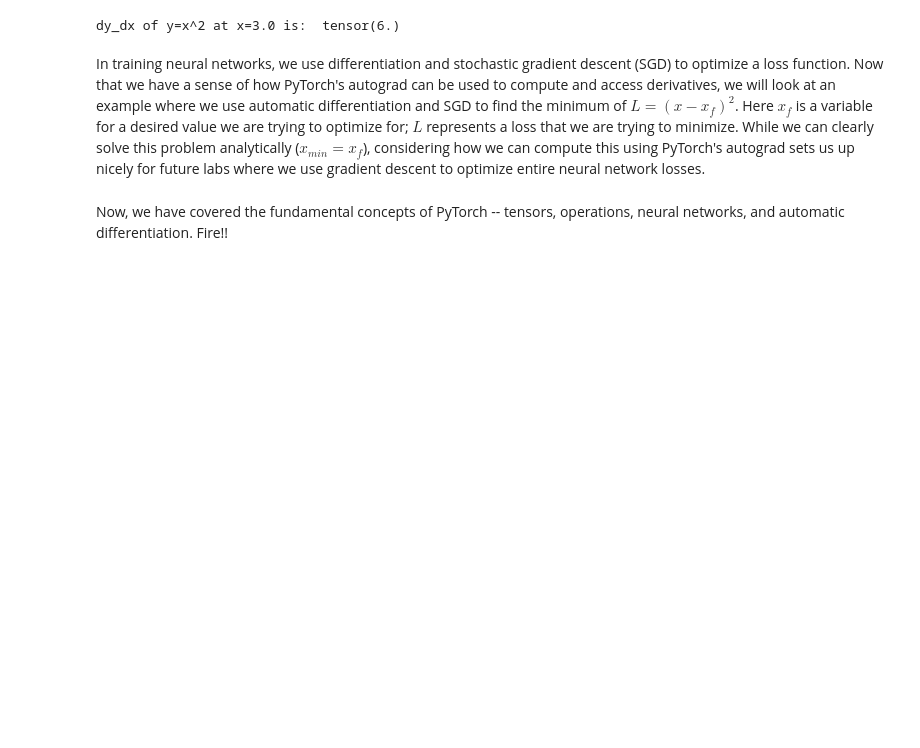
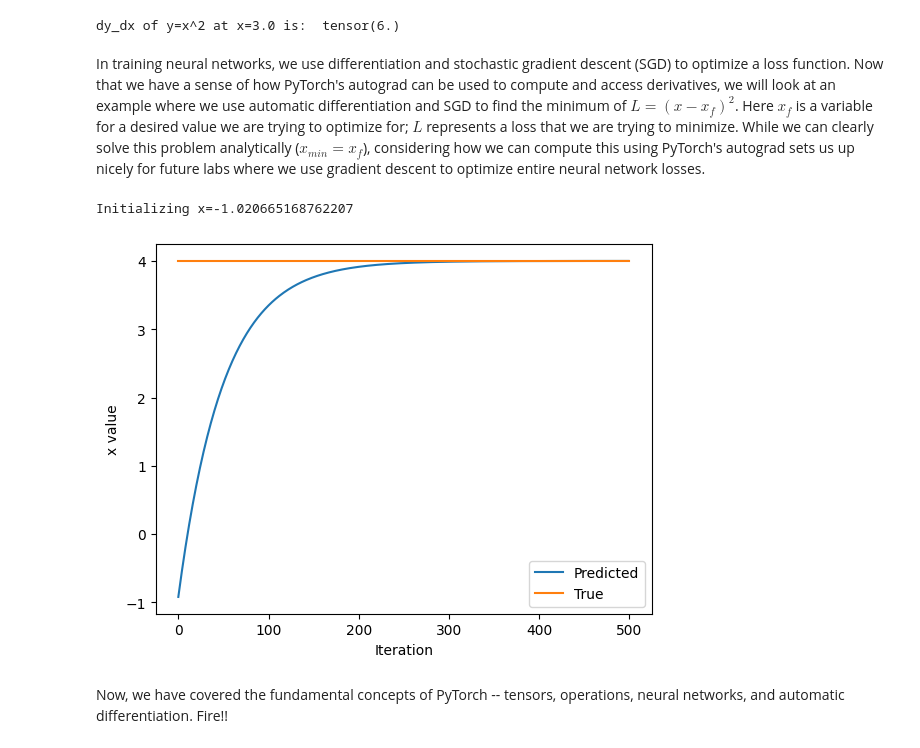
Before and after one commit to EsmaeilNourani/introtodeeplearning, a Jupyter notebook: lab1/PT_Part1_Intro.ipynb, the cells around one changed output. Cells and saved outputs as stored; diff of their text form; code cells hidden in the pictures; blank space fills up the shorter version.

```diff
--- a/lab1/PT_Part1_Intro.ipynb
+++ b/lab1/PT_Part1_Intro.ipynb
@@ -531,57 +531,50 @@ plt.show()
 ### Function minimization with autograd and gradient descent ###
 
 # Initialize a random value for our intial x
+
 x = torch.randn(1)
 print(f"Initializing x={x.item()}")
 
 learning_rate = 1e-2  # Learning rate
 history = []
 x_f = 4  # Target value
 
 
 # We will run gradient descent for a number of iterations. At each iteration, we compute the loss,
 #   compute the derivative of the loss with respect to x, and perform the update.
+
 for i in range(500):
+    # We wrap x into a tensor and set requires_grad=True so that PyTorch can track all operations on x and compute gradients automatically.
     x = torch.tensor([x], requires_grad=True)
 
     # TODO: Compute the loss as the square of the difference between x and x_f
-    loss = (x_tensor - x_f) ** 2
+    # This is a simple squared error loss: it measures how far x is from the target value x_f.
+    # The smaller the loss, the closer x is to the target.
+    loss = (x - x_f) ** 2
 
 
     # Backpropagate through the loss to compute gradients
+    # This is PyTorch's automatic differentiation step.
+    # It computes the gradient of the loss with respect to x (dLoss/dx).
     loss.backward()
 
     # Update x with gradient descent
+    #This moves x toward the target by a small step proportional to the gradient.
     x = x.item() - learning_rate * x.grad
 
+    #History tracking: We save x at each iteration to visualize how it converges to the target.
     history.append(x.item())
 
 # Plot the evolution of x as we optimize toward x_f!
+#Shows how x gradually moves from its initial random value toward x_f over 500 iterations.
 plt.plot(history)
 plt.plot([0, 500], [x_f, x_f])
 plt.legend(('Predicted', 'True'))
 plt.xlabel('Iteration')
 plt.ylabel('x value')
 plt.show()
-
-
-
-# Detailed Explanation
-
-# torch.tensor([x], requires_grad=True)
-
-# We wrap x into a tensor and set requires_grad=True so that PyTorch can track all operations on x and compute gradients automatically.
-
-# Loss computation: (x_tensor - x_f) ** 2
-
-# This is a simple squared error loss: it measures how far x is from the target value x_f.
-
-# The smaller the loss, the closer x is to the target.
-
-# loss.backward()
-
-# This is PyTorch's automatic differentiation step.
-
-# It computes the gradient of the loss with respect to x (dLoss/dx).
+# %% [output]
+Initializing x=-1.020665168762207
+[figure, added]
 # %% [markdown]
 Now, we have covered the fundamental concepts of PyTorch -- tensors, operations, neural networks, and automatic differentiation. Fire!!
```
